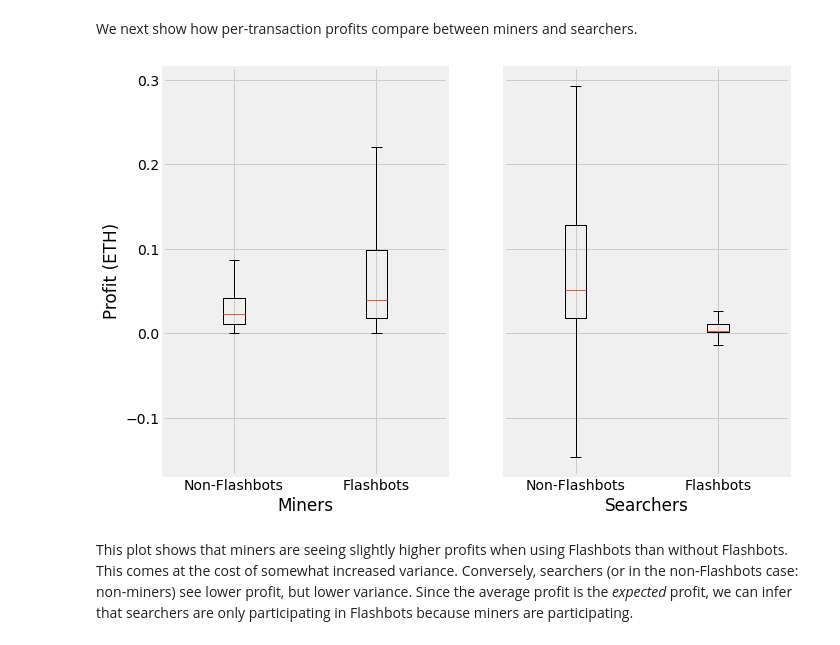
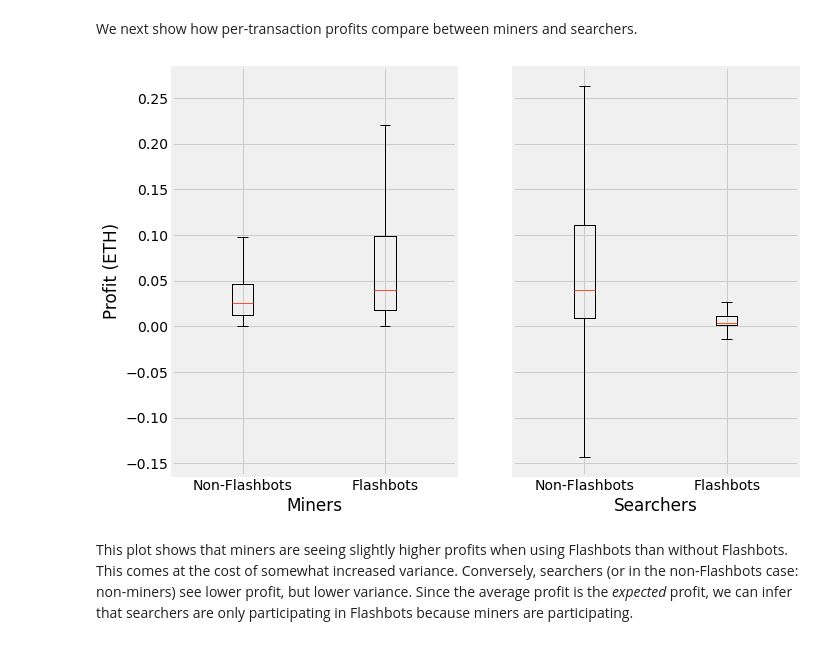
Before and after one commit to a-flashbot-in-the-pan/a-flashbot-in-the-pan, a Jupyter notebook: FlashbotsAnalysis.ipynb, the cells around one changed output. Saved outputs shown, nothing was run; the diff lists cells and outputs as text; code cells hidden in the pictures.

```diff
--- a/FlashbotsAnalysis.ipynb
+++ b/FlashbotsAnalysis.ipynb
@@ -386,22 +386,22 @@ We next show how per-transaction profits compare between miners and searchers.
 # %%
 plt.style.use('fivethirtyeight')
 fig, ax = plt.subplots(1, 2, figsize=(10, 7), sharey=True)
 fig.patch.set_facecolor('white')
 
-miner_profits = [non_fb_miner_after_df.cost_eth, fb_miner_after_df.cost_eth]
-searcher_profits = [non_fb_miner_after_df.profit_eth, fb_miner_after_df.profit_eth]
+miner_profits = [non_fb_txs.cost_eth, fb_miner_after_df.cost_eth]
+searcher_profits = [non_fb_txs.profit_eth, fb_miner_after_df.profit_eth]
 profit_labels = ["Non-Flashbots", "Flashbots"]
 
 ax[0].boxplot(x=miner_profits, notch=False, sym='', labels=profit_labels)
 ax[1].boxplot(x=searcher_profits, notch=False, sym='', labels=profit_labels)
 
 ax[0].set_ylabel("Profit (ETH)")
 ax[0].set_xlabel("Miners")
 ax[1].set_xlabel("Searchers")
 
 plt.show()
 # %% [output]
-[figure, old version]
+[figure, new version]
 # %% [markdown]
 This plot shows that miners are seeing slightly higher profits when using
 Flashbots than without Flashbots. This comes at the cost of somewhat increased
```
Also changed, not shown: parts of 18 cells of this notebook.
